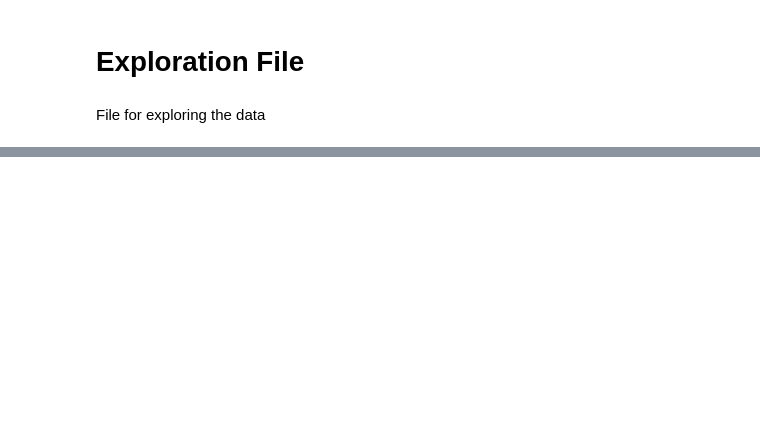
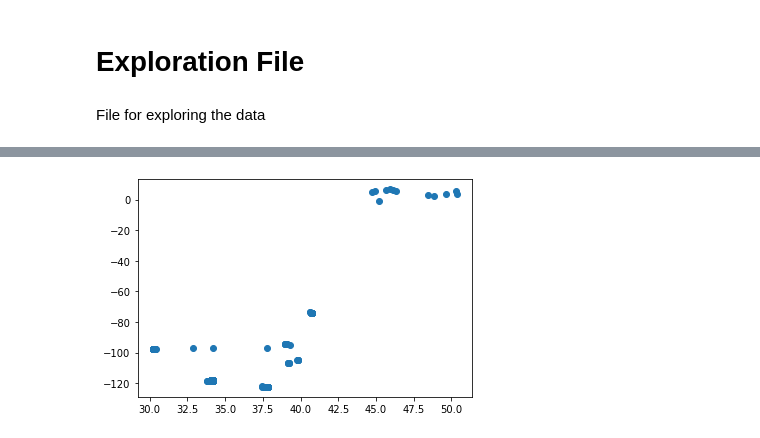
Before and after one commit to mjorrico/spatial-data-visualizer, a Jupyter notebook: exploration.ipynb, the cells around one changed output, grey strips where cells are left out. Saved outputs shown, nothing was run; the diff lists cells and outputs as text; code cells hidden in the pictures; blank space fills up the shorter version.

```diff
--- a/exploration.ipynb
+++ b/exploration.ipynb
@@ -26,0 +92,7 @@ df.head(10)
+# %%
+X = df_small['latitude']
+y_true = df_small['longitude']
+plt.scatter(X, y_true)
+plt.show()
+# %% [output]
+[figure, added]
```
Also changed, not shown: parts of 44 cells of this notebook.
